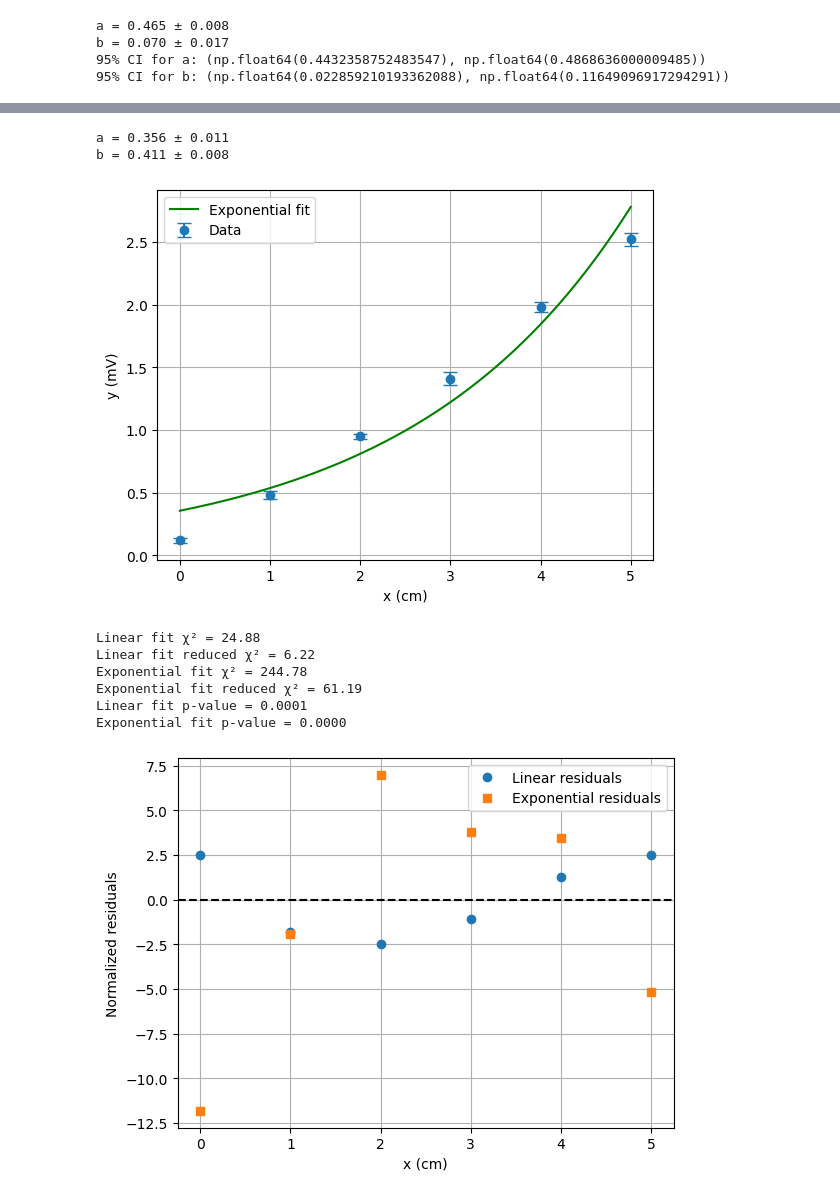
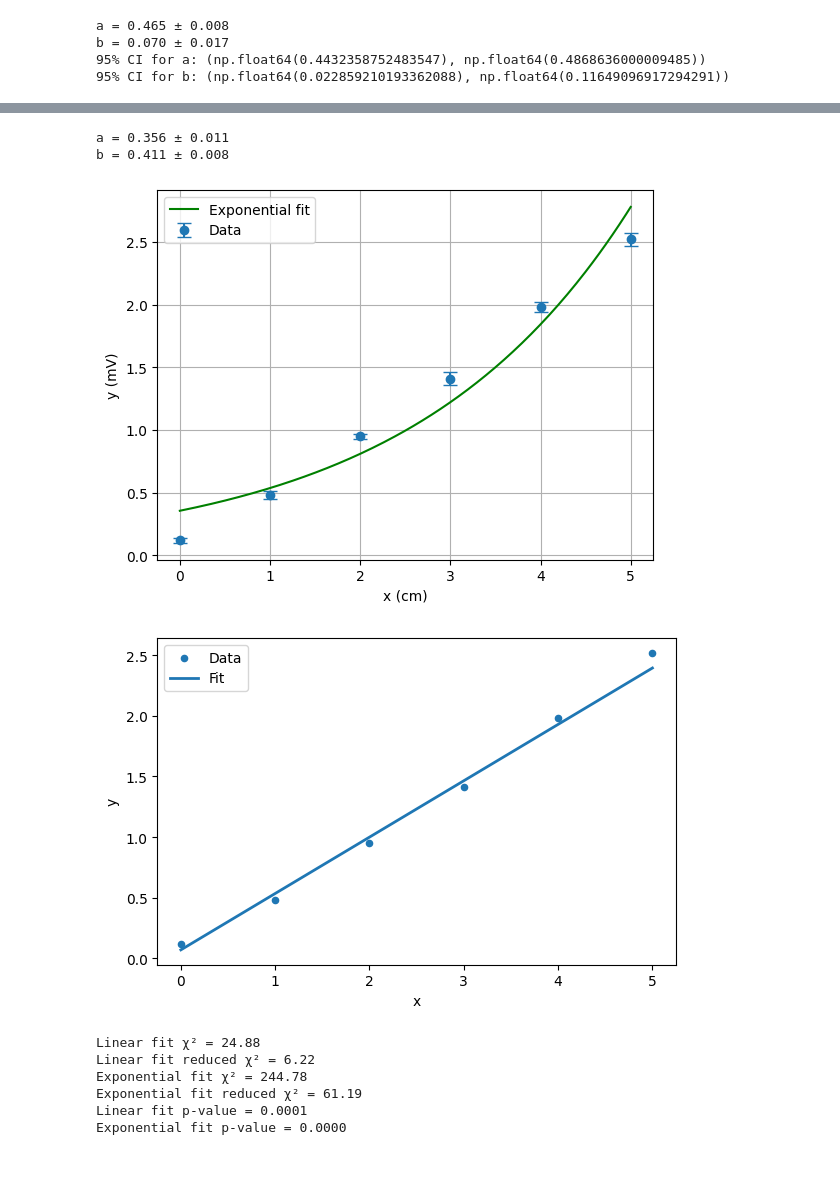
Before and after one commit to yam8138/PhD-python-project, a Jupyter notebook: notebooks/EXPER2.ipynb, the cells around one changed output, grey strips where cells are left out. Drawn from its saved outputs; the diff is of its cells as text; code cells hidden in the pictures; blank space fills up the shorter version.

Commit message:
updated notebooks, figure and data

```diff
--- a/notebooks/EXPER2.ipynb
+++ b/notebooks/EXPER2.ipynb
@@ -1,4 +1,5 @@
 # %%
+#3
 import pandas as pd
 
 data = pd.read_csv("../data/data.csv")
@@ -92,22 +93,56 @@ plt.legend()
 plt.grid(True)
 plt.show()
 #6
+import os
 import pandas as pd
+import numpy as np
+import matplotlib.pyplot as plt
 
+# -----------------------------
+# Ensure output directories exist
+# -----------------------------
+os.makedirs("../data", exist_ok=True)
+os.makedirs("../figures", exist_ok=True)
+
+# -----------------------------
+# Save fit parameters
+# (assumes a, b, a_err, b_err already exist)
+# -----------------------------
 results = pd.DataFrame({
     "Parameter": ["a", "b"],
     "Value": [a, b],
     "Uncertainty": [a_err, b_err]
 })
 
-results.to_csv("fit_results.csv", index=False)
+results.to_csv("../data/fit_results.csv", index=False)
+
+# -----------------------------
+# Save fitted curve
+# (assumes x_fit and y_fit already exist)
+# -----------------------------
 fit_data = pd.DataFrame({
     "x": x_fit,
     "y_fit": y_fit
 })
 
-fit_data.to_csv("fitted_curve.csv", index=False)
-plt.savefig("final_fit.png", dpi=300)
+fit_data.to_csv("../data/fitted_curve.csv", index=False)
+
+# -----------------------------
+# Plot and save figure
+# (assumes original data x, y exist)
+# -----------------------------
+plt.figure(figsize=(6, 4))
+plt.scatter(x, y, label="Data", s=20)
+plt.plot(x_fit, y_fit, label="Fit", linewidth=2)
+
+plt.xlabel("x")
+plt.ylabel("y")
+plt.legend()
+plt.tight_layout()
+
+plt.savefig("../figures/final_fit.png", dpi=300)
+plt.show()
+
 #7
 def chi_square(y_obs, y_exp, y_err):
     return np.sum(((y_obs - y_exp) / y_err)**2)
@@ -129,6 +164,7 @@ chi2_red_exp = chi2_exp / dof_exp
 
 print(f"Exponential fit χ² = {chi2_exp:.2f}")
 print(f"Exponential fit reduced χ² = {chi2_red_exp:.2f}")
+
 #8
 from scipy.stats import chi2
 
@@ -158,7 +194,7 @@ stats = pd.DataFrame({
     "p_value": [p_linear, p_exp]
 })
 
-stats.to_csv("model_comparison.csv", index=False)
+stats.to_csv("../data/model_comparison.csv", index=False)
 stats
 #11
 import numpy as np
@@ -197,37 +233,37 @@ x = np.random.rand(N)
 integral = np.mean(x**2)
 
 print("MC integral =", integral)
 N = 10000
 steps = np.random.choice([-1, 1], size=N)
 x = np.cumsum(steps)
 
 msd = np.mean(x**2)
 print("MSD =", msd)
 #13
 dt = 0.01
 steps = 1000
 x, v = 0.0, 1.0
 
 positions = []
 
 for _ in range(steps):
     x += v * dt
     positions.append(x)
 ####14
 # %% [output]
 [figure]
 a = 0.465 ± 0.008
 b = 0.070 ± 0.017
 95% CI for a: (np.float64(0.4432358752483547), np.float64(0.4868636000009485))
 95% CI for b: (np.float64(0.022859210193362088), np.float64(0.11649096917294291))
 [figure]
 a = 0.356 ± 0.011
 b = 0.411 ± 0.008
 [figure]
+[figure, new version]
 Linear fit χ² = 24.88
 Linear fit reduced χ² = 6.22
 Exponential fit χ² = 244.78
 Exponential fit reduced χ² = 61.19
 Linear fit p-value = 0.0001
 Exponential fit p-value = 0.0000
-[figure, old version]
```
Also changed, not shown: parts of 1 cell of this notebook, 6 other files.
